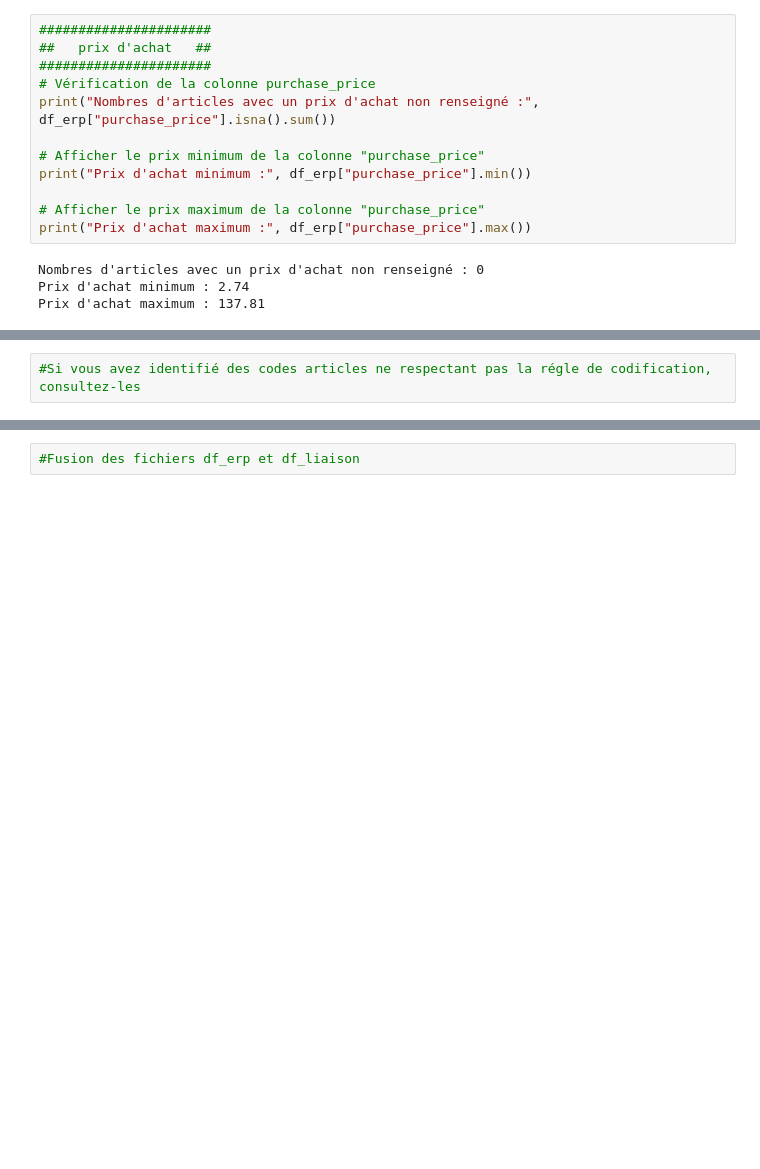
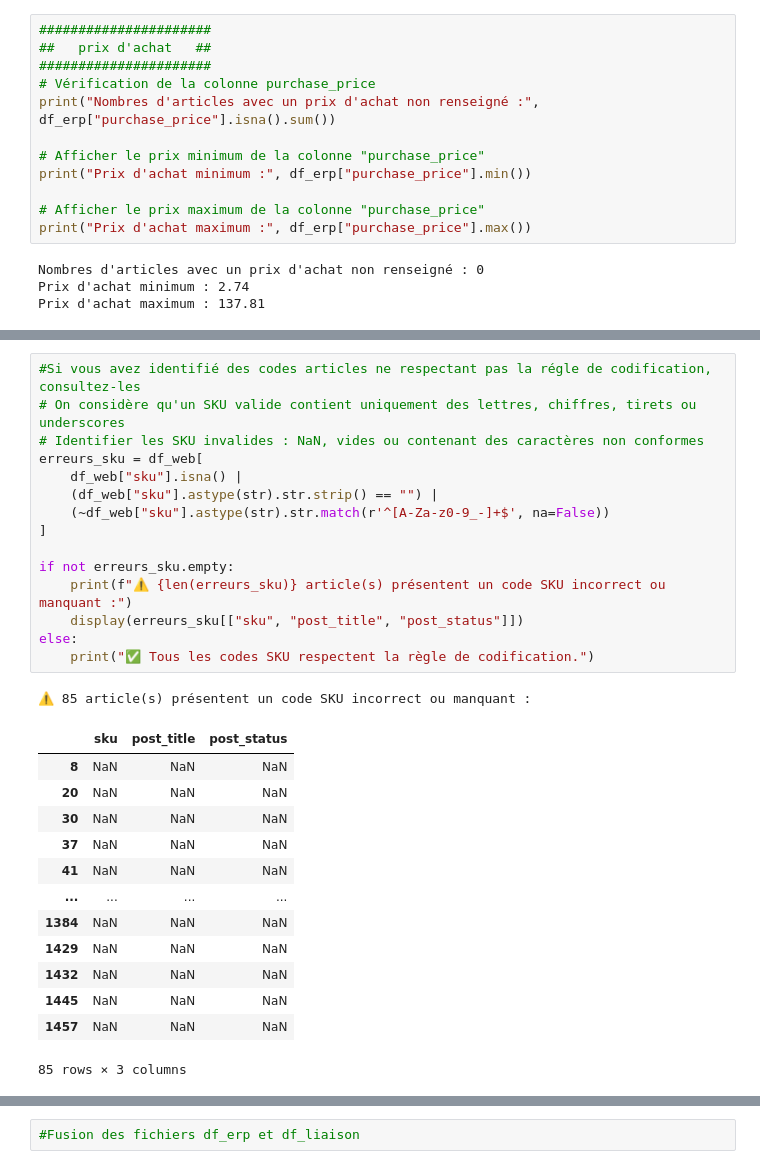
Before and after one commit to Stephane-OC/bottleneck, a Jupyter notebook: analyse_bottleneck.ipynb, the cells around one changed output, grey strips where cells are left out. Saved outputs shown, nothing was run; the diff lists cells and outputs as text; blank space fills up the shorter version.

```diff
--- a/analyse_bottleneck.ipynb
+++ b/analyse_bottleneck.ipynb
@@ -894,2 +1018,30 @@ width:fit-content; margin:30px auto; text-align:left; box-shadow:0 0 15px #00000
 # %%
 #Si vous avez identifié des codes articles ne respectant pas la régle de codification, consultez-les
+# On considère qu'un SKU valide contient uniquement des lettres, chiffres, tirets ou underscores
+# Identifier les SKU invalides : NaN, vides ou contenant des caractères non conformes
+erreurs_sku = df_web[
+    df_web["sku"].isna() |
+    (df_web["sku"].astype(str).str.strip() == "") |
+    (~df_web["sku"].astype(str).str.match(r'^[A-Za-z0-9_-]+$', na=False))
+]
+
+if not erreurs_sku.empty:
+    print(f"⚠️ {len(erreurs_sku)} article(s) présentent un code SKU incorrect ou manquant :")
+    display(erreurs_sku[["sku", "post_title", "post_status"]])
+else:
+    print("✅ Tous les codes SKU respectent la règle de codification.")
+# %% [output]
+⚠️ 85 article(s) présentent un code SKU incorrect ou manquant :
+|  | sku | post_title | post_status |
+| 8 | NaN | NaN | NaN |
+| 20 | NaN | NaN | NaN |
+| 30 | NaN | NaN | NaN |
+| 37 | NaN | NaN | NaN |
+| 41 | NaN | NaN | NaN |
+| ... | ... | ... | ... |
+| 1384 | NaN | NaN | NaN |
+| 1429 | NaN | NaN | NaN |
+| 1432 | NaN | NaN | NaN |
+| 1445 | NaN | NaN | NaN |
+| 1457 | NaN | NaN | NaN |
+85 rows × 3 columns
```
Also changed, not shown: parts of 34 cells of this notebook, 1 other file.
